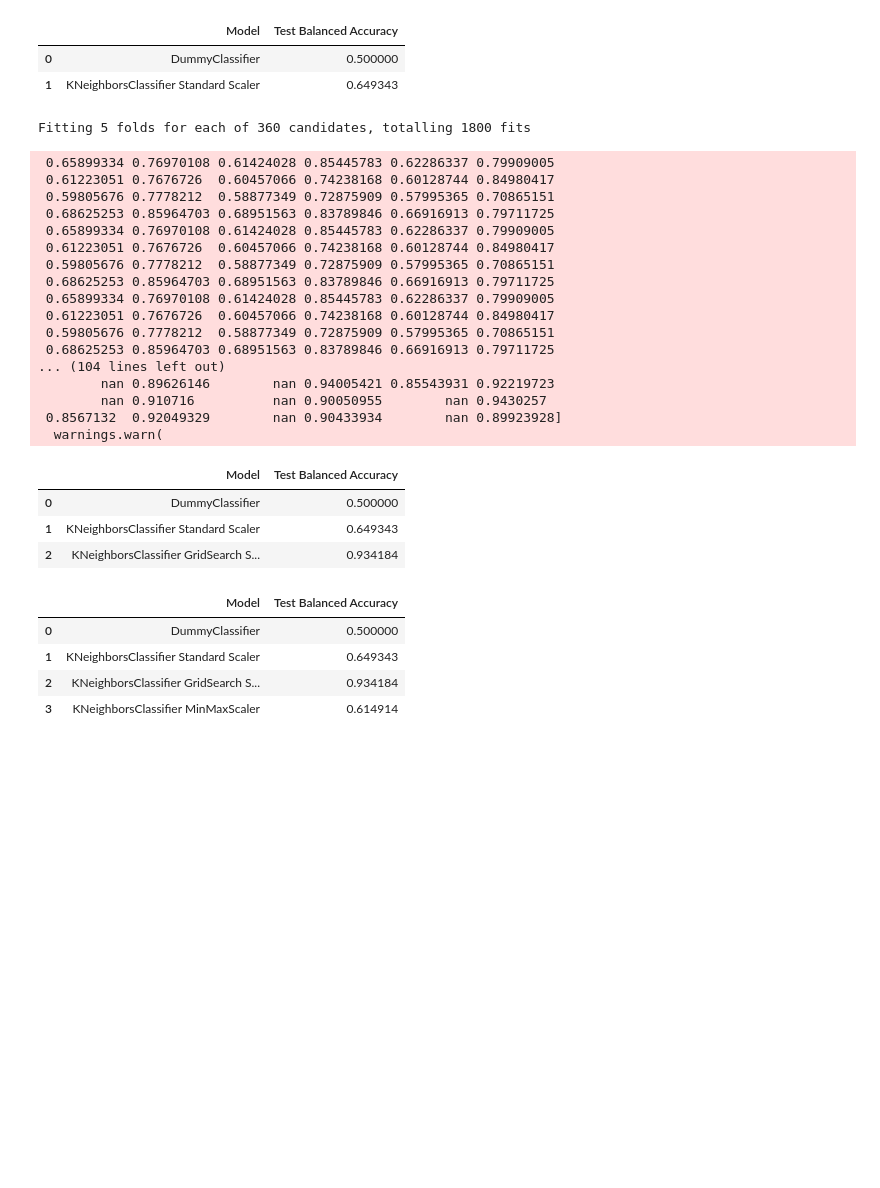
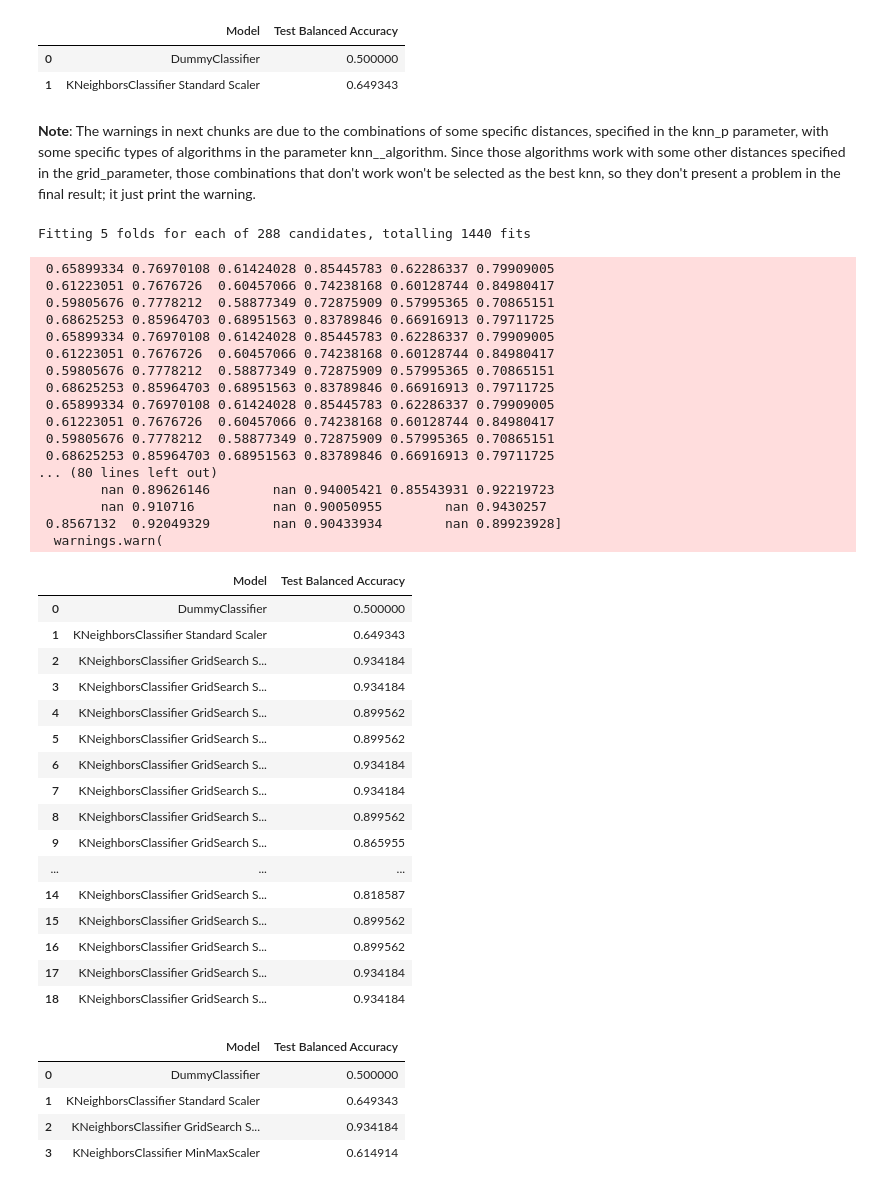
Before and after one commit to LauraCar-293/Predicting-Employee-Attrition-with-Scikit-learn, a Jupyter notebook: task2.ipynb, the cells around one changed output. Saved outputs shown, nothing was run; the diff lists cells and outputs as text; code cells hidden in the pictures; blank space fills up the shorter version.

Commit message:
Añado explicación del warning

```diff
--- a/task2.ipynb
+++ b/task2.ipynb
@@ -313,19 +313,22 @@ results_df
 |  | Model | Test Balanced Accuracy |
 | 0 | DummyClassifier | 0.500000 |
 | 1 | KNeighborsClassifier Standard Scaler | 0.649343 |
+# %% [markdown]
+**Note**: The warnings in next chunks are due to the combinations of some specific distances, specified in the knn_p parameter, with some specific types of algorithms in the parameter knn__algorithm. Since those algorithms work with some other distances specified in the grid_parameter, those combinations that don't work won't be selected as the best knn, so they don't present a problem in the final result; it just print the warning.
 # %%
 
 param_grid = {
     'knn__n_neighbors': [3, 5, 7],
     'knn__weights': ['uniform', 'distance'],
-    'knn__p': [1, 2, 3, 4],
+    'knn__p': [ 1,2,3,4],
     'knn__algorithm': ['ball_tree', 'kd_tree', 'brute'],
-    'knn__leaf_size': [10, 20, 30, 40, 50]
+    'knn__leaf_size': [10, 20, 30, 40]
 }
+
 
 grid_search = GridSearchCV(
     estimator=classif,
-    param_grid=param_grid,
+    param_grid= param_grid,
     scoring=scorers,
     refit='balanced_accuracy',  # Metric to optimize
     cv=cv,
@@ -342,35 +345,48 @@ y_pred_test = best_knn_model.predict(X_test)
 # Compute balanced accuracy on the test set
 test_balanced_accuracy = balanced_accuracy_score(y_test, y_pred_test)
 
 best_knn_results = pd.DataFrame({
     'Model': ['KNeighborsClassifier GridSearch Standard Scaler'],
     'Test Balanced Accuracy': [test_balanced_accuracy]
 })
 results_df = pd.concat([results_df, best_knn_results], ignore_index=True)
 results_df
 # %% [output]
-Fitting 5 folds for each of 360 candidates, totalling 1800 fits
+Fitting 5 folds for each of 288 candidates, totalling 1440 fits
  0.65899334 0.76970108 0.61424028 0.85445783 0.62286337 0.79909005
  0.61223051 0.7676726  0.60457066 0.74238168 0.60128744 0.84980417
  0.59805676 0.7778212  0.58877349 0.72875909 0.57995365 0.70865151
  0.68625253 0.85964703 0.68951563 0.83789846 0.66916913 0.79711725
  0.65899334 0.76970108 0.61424028 0.85445783 0.62286337 0.79909005
  0.61223051 0.7676726  0.60457066 0.74238168 0.60128744 0.84980417
  0.59805676 0.7778212  0.58877349 0.72875909 0.57995365 0.70865151
  0.68625253 0.85964703 0.68951563 0.83789846 0.66916913 0.79711725
  0.65899334 0.76970108 0.61424028 0.85445783 0.62286337 0.79909005
  0.61223051 0.7676726  0.60457066 0.74238168 0.60128744 0.84980417
  0.59805676 0.7778212  0.58877349 0.72875909 0.57995365 0.70865151
  0.68625253 0.85964703 0.68951563 0.83789846 0.66916913 0.79711725
-... (104 lines left out)
+... (80 lines left out)
         nan 0.89626146        nan 0.94005421 0.85543931 0.92219723
         nan 0.910716          nan 0.90050955        nan 0.9430257
  0.8567132  0.92049329        nan 0.90433934        nan 0.89923928]
   warnings.warn(
 |  | Model | Test Balanced Accuracy |
 | 0 | DummyClassifier | 0.500000 |
 | 1 | KNeighborsClassifier Standard Scaler | 0.649343 |
 | 2 | KNeighborsClassifier GridSearch S... | 0.934184 |
+| 3 | KNeighborsClassifier GridSearch S... | 0.934184 |
+| 4 | KNeighborsClassifier GridSearch S... | 0.899562 |
+| 5 | KNeighborsClassifier GridSearch S... | 0.899562 |
+| 6 | KNeighborsClassifier GridSearch S... | 0.934184 |
+| 7 | KNeighborsClassifier GridSearch S... | 0.934184 |
+| 8 | KNeighborsClassifier GridSearch S... | 0.899562 |
+| 9 | KNeighborsClassifier GridSearch S... | 0.865955 |
+| ... | ... | ... |
+| 14 | KNeighborsClassifier GridSearch S... | 0.818587 |
+| 15 | KNeighborsClassifier GridSearch S... | 0.899562 |
+| 16 | KNeighborsClassifier GridSearch S... | 0.899562 |
+| 17 | KNeighborsClassifier GridSearch S... | 0.934184 |
+| 18 | KNeighborsClassifier GridSearch S... | 0.934184 |
 # %%
 #Knn using maxmin scaler
 classif2 = Pipeline(steps=[
```
Also changed, not shown: parts of 2 cells of this notebook.
